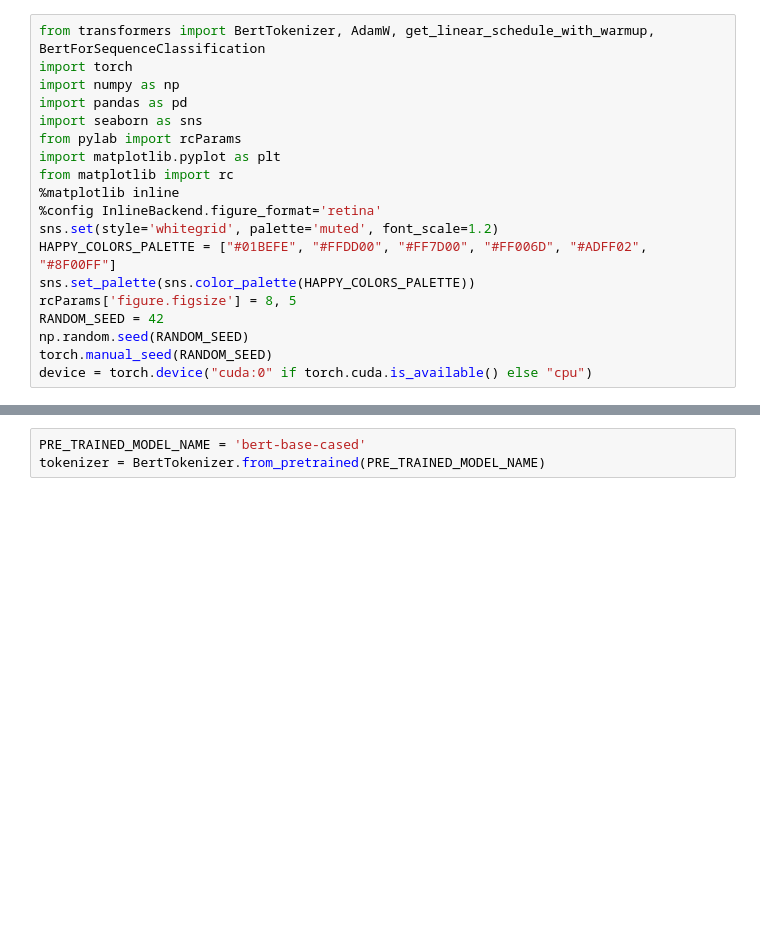
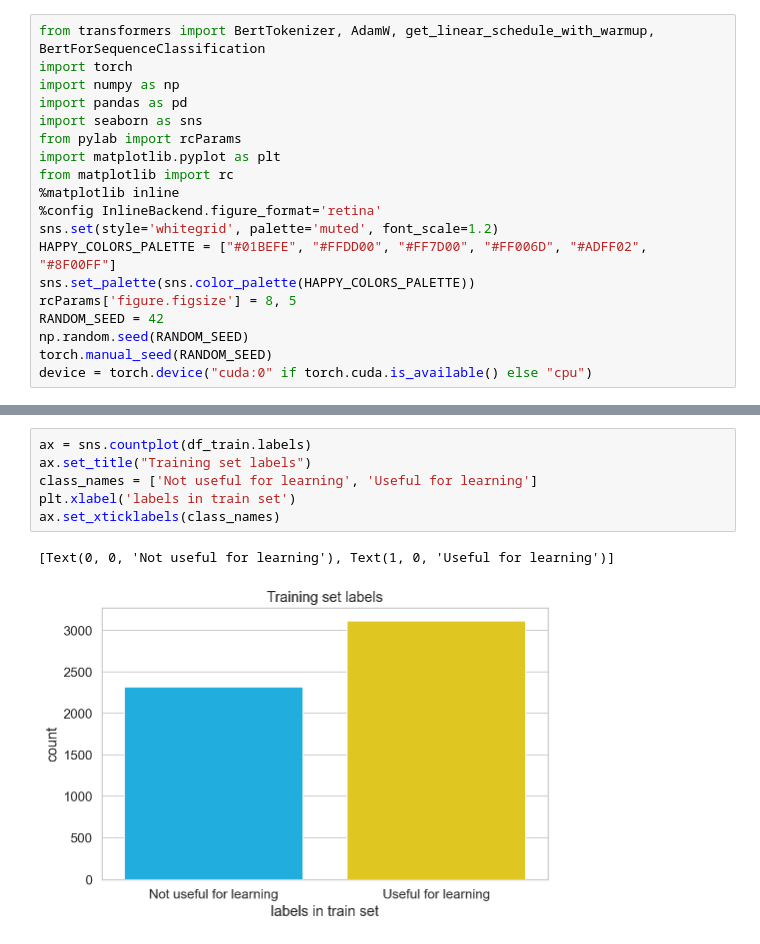
Before and after one commit to dorsolich/language-generation-with-LLM, a Jupyter notebook: qg/LearningQ_data/cls_data_exploration.ipynb, the cells around one changed output, grey strips where cells are left out. Saved outputs shown, nothing was run; the diff lists cells and outputs as text; blank space fills up the shorter version.

```diff
--- a/qg/LearningQ_data/cls_data_exploration.ipynb
+++ b/qg/LearningQ_data/cls_data_exploration.ipynb
@@ -49,3 +56,9 @@ ax.set_xticklabels(class_names)
-# %%
-PRE_TRAINED_MODEL_NAME = 'bert-base-cased'
-tokenizer = BertTokenizer.from_pretrained(PRE_TRAINED_MODEL_NAME)
+# %%
+ax = sns.countplot(df_train.labels)
+ax.set_title("Training set labels")
+class_names = ['Not useful for learning', 'Useful for learning']
+plt.xlabel('labels in train set')
+ax.set_xticklabels(class_names)
+# %% [output]
+[Text(0, 0, 'Not useful for learning'), Text(1, 0, 'Useful for learning')]
+[figure, added]
```
Also changed, not shown: parts of 20 cells of this notebook, 2 other files.
